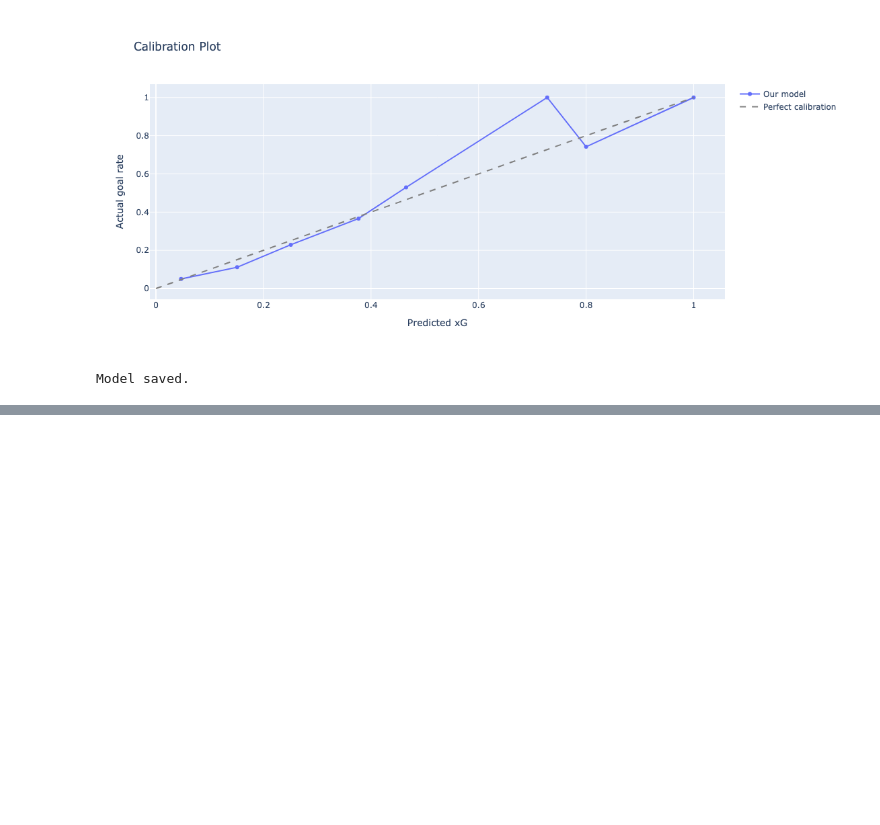
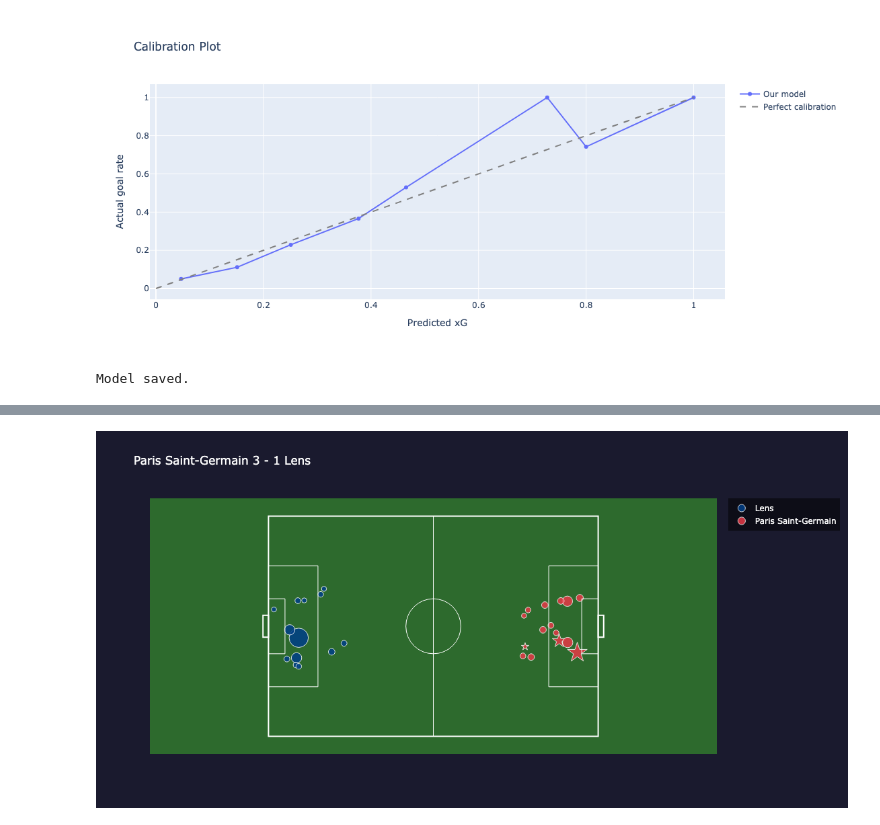
Before and after one commit to MattKGatune/footy.ai, a Jupyter notebook: xg_model.ipynb, the cells around one changed output, grey strips where cells are left out. Saved outputs shown, nothing was run; the diff lists cells and outputs as text; code cells hidden in the pictures; blank space fills up the shorter version.

```diff
--- a/xg_model.ipynb
+++ b/xg_model.ipynb
@@ -393,0 +493,71 @@ Model saved.
+# %%
+match_info = query(f"""
+  SELECT home_team, away_team, home_score, away_score
+  FROM matches_r2
+  WHERE match_id = {match_id}
+""").iloc[0]
+
+teams = match_shots["team_name"].unique()
+colors = {teams[0]: "#003f88", teams[1]: "#e63946"}
+
+fig = go.Figure()
+
+# pitch outline
+fig.add_shape(type="rect", x0=0, y0=0, x1=120, y1=80, line=dict(color="white", width=2))
+# penalty areas
+fig.add_shape(type="rect", x0=102, y0=18, x1=120, y1=62, line=dict(color="white", width=1))
+fig.add_shape(type="rect", x0=0, y0=18, x1=18, y1=62, line=dict(color="white", width=1))
+# six yard boxes
+fig.add_shape(type="rect", x0=114, y0=30, x1=120, y1=50, line=dict(color="white", width=1))
+fig.add_shape(type="rect", x0=0, y0=30, x1=6, y1=50, line=dict(color="white", width=1))
+# centre circle
+fig.add_shape(type="circle", x0=50, y0=30, x1=70, y1=50, line=dict(color="white", width=1))
+# halfway line
+fig.add_shape(type="line", x0=60, y0=0, x1=60, y1=80, line=dict(color="white", width=1))
+# goals
+fig.add_shape(type="rect", x0=120, y0=36, x1=122, y1=44, line=dict(color="white", width=2))
+fig.add_shape(type="rect", x0=-2, y0=36, x1=0, y1=44, line=dict(color="white", width=2))
+
+for team in teams:
+  team_shots = match_shots[match_shots["team_name"] == team].copy()
+  # mirror away team shots to attack right→left
+  if team == match_info["away_team"]:
+      team_shots["location_x"] = 120 - team_shots["location_x"]
+      team_shots["location_y"] = 80 - team_shots["location_y"]
+
+  is_goal = team_shots["shot_outcome"] == "Goal"
+
+  fig.add_trace(go.Scatter(
+      x=team_shots["location_x"],
+      y=team_shots["location_y"],
+      mode="markers",
+      name=team,
+      marker=dict(
+          size=team_shots["xg_pred"] * 60 + 6,
+          color=colors[team],
+          symbol=["star" if g else "circle" for g in is_goal],
+          line=dict(color="white", width=1),
+          opacity=0.85
+      ),
+      text=[
+          f"{row.player_name}<br>Min {row.minute}<br>xG: {row.xg_pred:.2f}<br>{row.shot_outcome}"
+          for _, row in team_shots.iterrows()
+      ],
+      hoverinfo="text"
+  ))
+
+fig.update_layout(
+  title=f"{match_info['home_team']} {match_info['home_score']} - {match_info['away_score']} {match_info['away_team']}",
+  plot_bgcolor="#2d6a2d",
+  paper_bgcolor="#1a1a2e",
+  font=dict(color="white"),
+  xaxis=dict(range=[-5, 125], showgrid=False, zeroline=False, visible=False),
+  yaxis=dict(range=[-5, 85], showgrid=False, zeroline=False, visible=False, scaleanchor="x", scaleratio=1),
+  legend=dict(bgcolor="rgba(0,0,0,0.5)"),
+  width=800,
+  height=560
+)
+
+fig.show()
+# %% [output]
+[figure, added]
```
Also changed, not shown: parts of 13 cells of this notebook, 1 other file.
